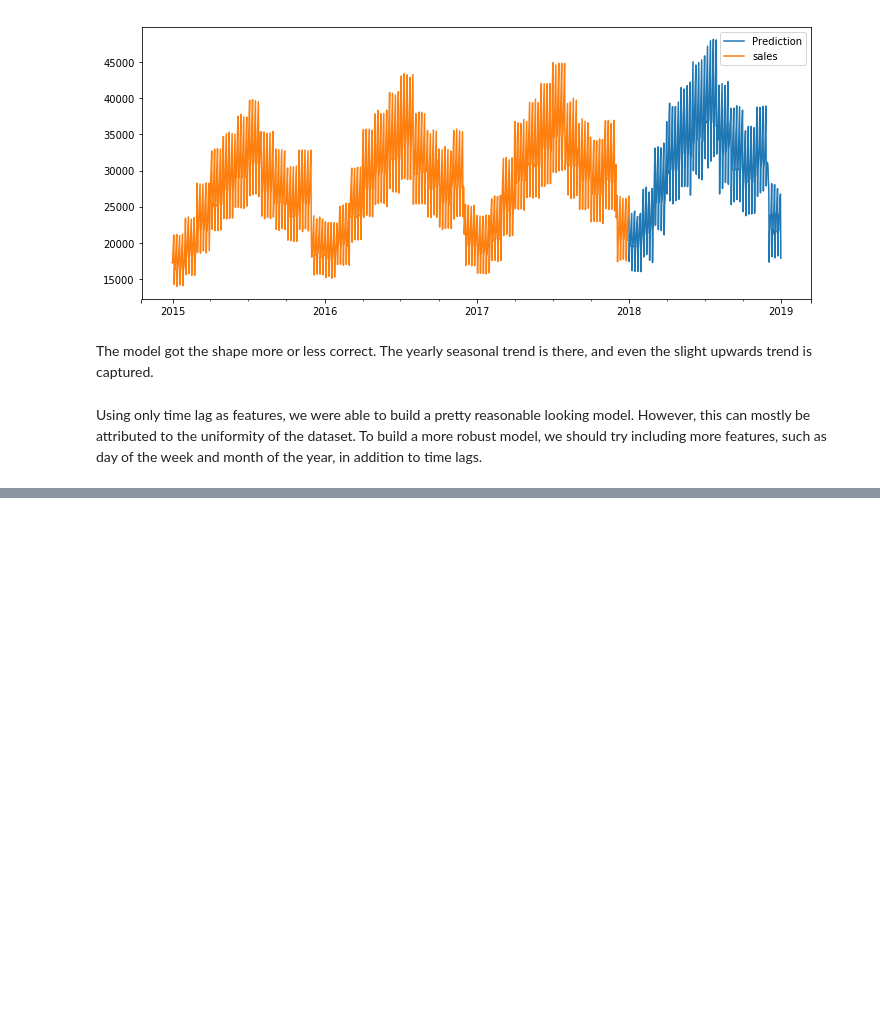
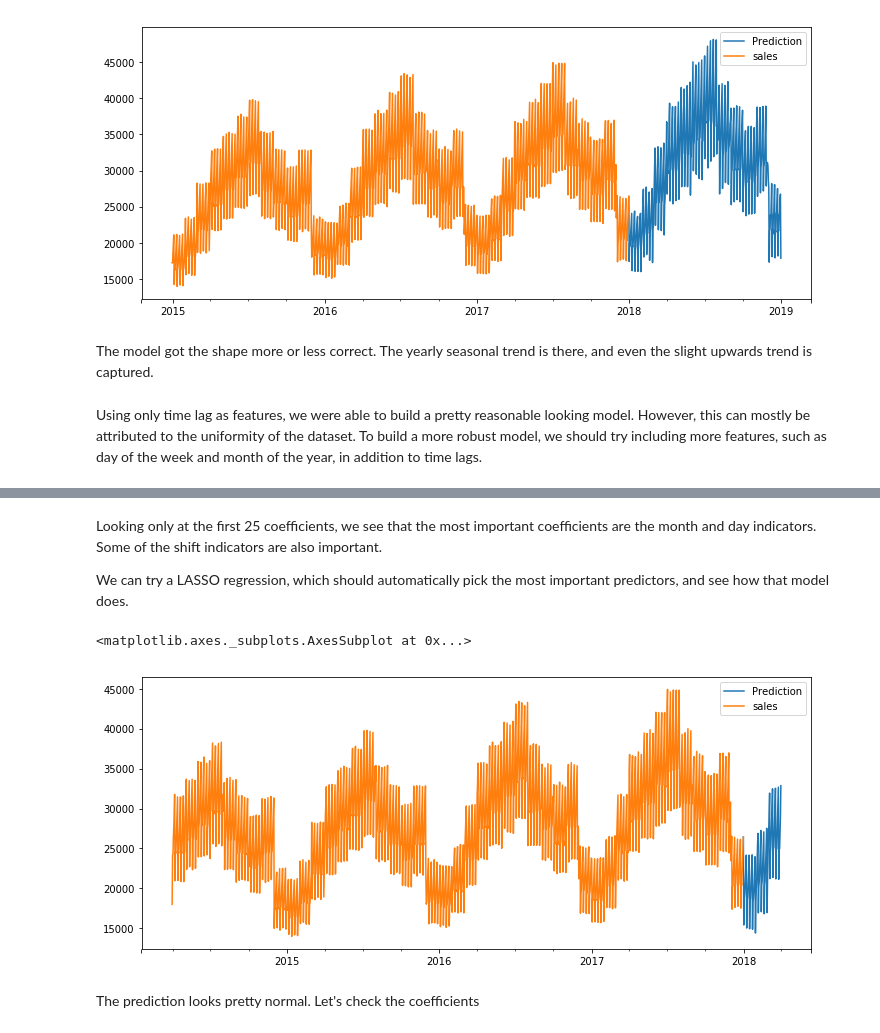
Before and after one commit to cmckeag/Kaggle-Store, a Jupyter notebook: py/pub.ipynb, the cells around one changed output, grey strips where cells are left out. Cells and saved outputs as stored; diff of their text form; code cells hidden in the pictures; blank space fills up the shorter version.

```diff
--- a/py/pub.ipynb
+++ b/py/pub.ipynb
@@ -314,0 +335,17 @@ total.plot.line(figsize = (12,5))
+# %% [markdown]
+Looking only at the first 25 coefficients, we see that the most important coefficients are the month and day indicators. Some of the shift indicators are also important.
+
+We can try a LASSO regression, which should automatically pick the most important predictors, and see how that model does.
+# %%
+lasso_model = LassoCV(cv = TimeSeriesSplit(n_splits=16))
+lasso_model.fit(x_train,y_train['sales'].ravel())
+cv_score_lasso = cross_val_score(lasso_model, X = x_train, y = y_train['sales'].ravel(), cv = TimeSeriesSplit(n_splits=16), scoring = 'neg_mean_absolute_error')
+pred = pd.DataFrame(data = lasso_model.predict(x_test), index = x_test.index, columns=['Prediction'])
+total = pd.concat([y_train,pred], sort=True)
+total.loc[x_train.index[-1]]['Prediction'] = total.drop('Prediction',axis=1).loc[x_train.index[-1]].values[0]
+total.plot.line(figsize=(12,5))
+# %% [output]
+<matplotlib.axes._subplots.AxesSubplot at 0x...>
+[figure, added]
+# %% [markdown]
+The prediction looks pretty normal. Let's check the coefficients
```
Also changed, not shown: parts of 25 cells of this notebook.
